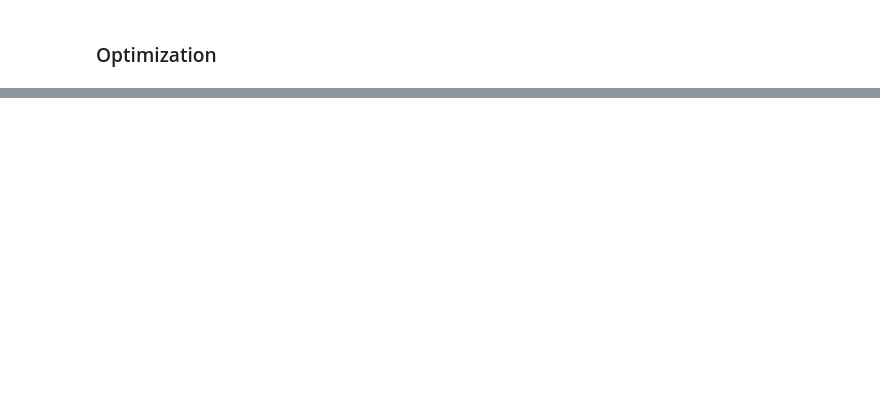
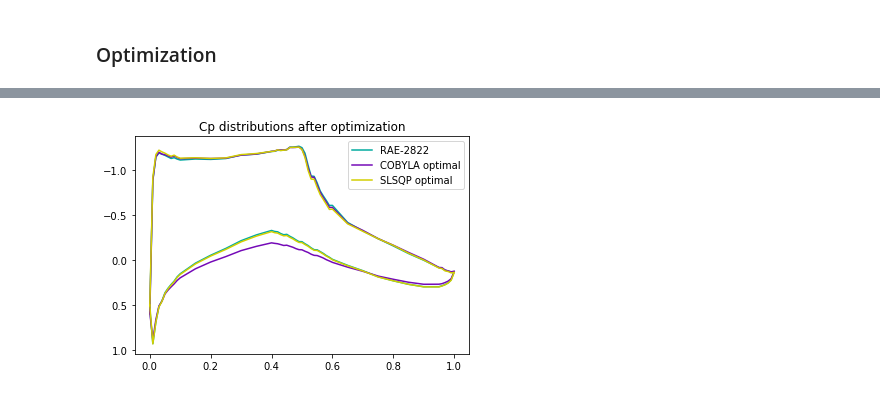
Before and after one commit to KonstantinosRekoumis/CFD_CNN_Diploma-Thesis, a Jupyter notebook: Optimizer/optim.ipynb, the cells around one changed output, grey strips where cells are left out. Cells and saved outputs as stored; diff of their text form; code cells hidden in the pictures; blank space fills up the shorter version.

```diff
--- a/Optimizer/optim.ipynb
+++ b/Optimizer/optim.ipynb
@@ -226,0 +324,17 @@ Cd =  -0.022767374719605687
+# %%
+CpupR,CpdwnR = Main.NN_eval(NN_path,"./Optimizer/RAE_var.png")
+CpupR_s,CpdwnR_s = Main.NN_eval(NN_path,"./Optimizer/temp_slsqp.png")
+CpupR_c,CpdwnR_c = Main.NN_eval(NN_path,"./Optimizer/temp_cobyla.png")
+
+plt.plot(CpupR[:,0] ,CpupR[:,1],c = col[0],label = "RAE-2822")
+plt.plot(CpdwnR[:,0],CpdwnR[:,1],c = col[0])
+plt.plot(CpupR[:,0] ,CpupR_c[:,1],c = col[1],label = "COBYLA optimal")
+plt.plot(CpdwnR[:,0],CpdwnR_c[:,1],c = col[1])
+plt.plot(CpupR[:,0] ,CpupR_s[:,1],c = col[2],label = "SLSQP optimal")
+plt.plot(CpdwnR[:,0],CpdwnR_s[:,1],c = col[2])
+plt.gca().invert_yaxis()
+plt.legend()
+plt.title("Cp distributions after optimization")
+plt.savefig("/home/freshstart/DiplomaThesisData/images/OPT_CPs.pdf")
+# %% [output]
+[figure, added]
```
Also changed, not shown: parts of 11 cells of this notebook, 6 other files.
